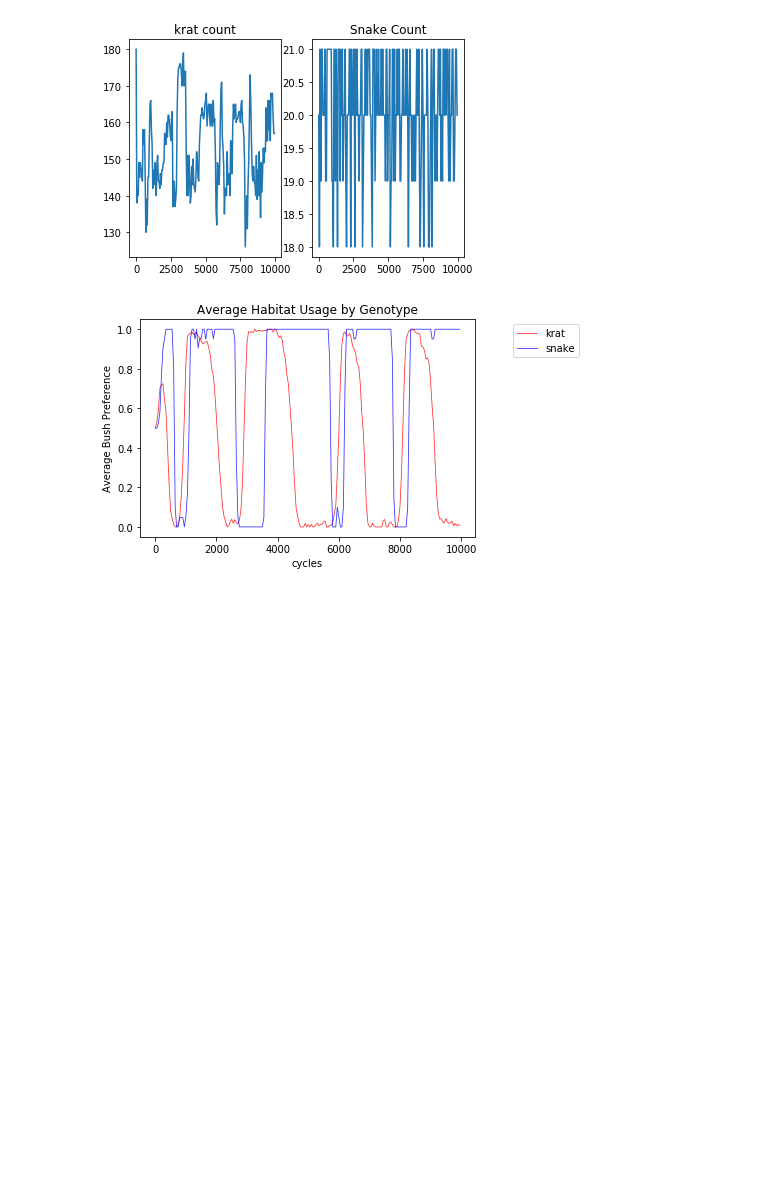
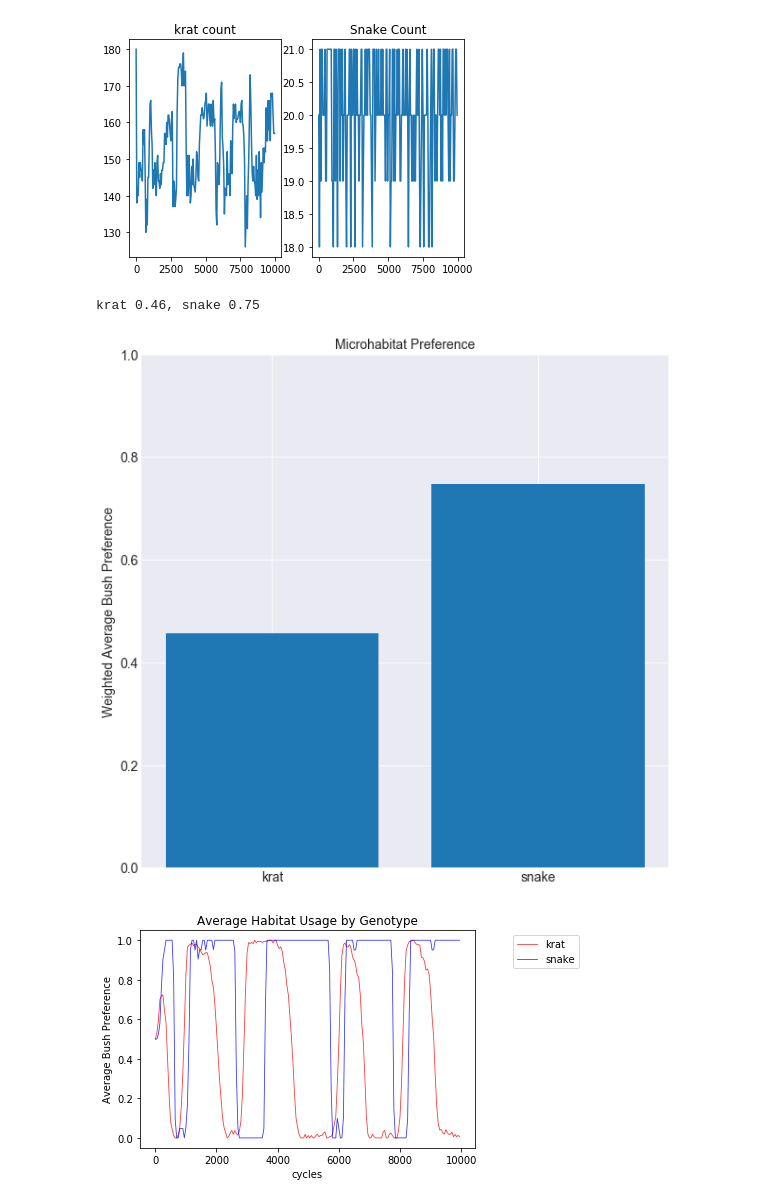
Before and after one commit to michaelremington2/uumarrty, a Jupyter notebook: ecosystem_sim/SimPostDataAnalysis.ipynb, the cells around one changed output. Cells and saved outputs as stored; diff of their text form; code cells hidden in the pictures; blank space fills up the shorter version.

Commit message:
added a new graph to the post sim analisis.

```diff
--- a/ecosystem_sim/SimPostDataAnalysis.ipynb
+++ b/ecosystem_sim/SimPostDataAnalysis.ipynb
@@ -54,6 +59,58 @@ ax.set_title('Snake Count')
 # %% [output]
 Text(0.5, 1.0, 'Snake Count')
 [figure]
+# %%
+df = kratdata[["cycle", "bush_pw","krat_id",]].groupby(["cycle","bush_pw"]).krat_id.nunique()
+df = df.reset_index()
+df.columns = ['cycle','bush_pw','krat_count']
+df = df.pivot_table(
+        values="krat_count",
+        index='cycle',
+        columns='bush_pw',
+        aggfunc=np.sum)
+
+df = df.reset_index()
+df.columns = ['cycle','open','bush']
+#sum(df['open'])*0+
+num = df['open'].sum()*0+df['bush'].sum()*1
+denom = (df['open'].sum()+df['bush'].sum())
+krat_avg = num / denom
+
+df2 = snakedata[["cycle", "bush_pw","snake_id",]].groupby(["cycle","bush_pw"]).snake_id.nunique()
+df2 = df2.reset_index()
+df2.columns = ['cycle','bush_pw','snake_count']
+df2 = df2.pivot_table(
+        values="snake_count",
+        index='cycle',
+        columns='bush_pw',
+        aggfunc=np.sum)
+
+df2 = df2.reset_index()
+df2.columns = ['cycle','open','bush']
+#sum(df['open'])*0+
+num2 = df2['open'].sum()*0+df2['bush'].sum()*1
+denom2 = (df2['open'].sum()+df2['bush'].sum())
+snake_avg = num2 / denom2
+
+print('krat {}, snake {}'.format(round(krat_avg,2),round(snake_avg,2)))
+plt.style.use('seaborn-darkgrid')
+data = [krat_avg,snake_avg]
+figure_size = (10, 10)
+plt.figure(figsize=figure_size)
+plt.bar(['krat','snake'], data)
+axes = plt.gca()
+axes.set_ylim([0,1])
+plt.rc('font', size=14) #controls default text size
+plt.rc('axes', titlesize=14) #fontsize of the title
+plt.rc('axes', labelsize=14) #fontsize of the x and y labels
+plt.rc('xtick', labelsize=20) #fontsize of the x tick labels
+plt.rc('ytick', labelsize=20) #fontsize of the y tick labels
+plt.ylabel("Weighted Average Bush Preference")
+plt.title("Microhabitat Preference")
+plt.show()
+# %% [output]
+krat 0.46, snake 0.75
+[figure, added]
 # %%
 df = kratdata[["cycle", "bush_pw"]].groupby("cycle").mean()
 df = df.reset_index()
```
Also changed, not shown: parts of 1 cell of this notebook.
